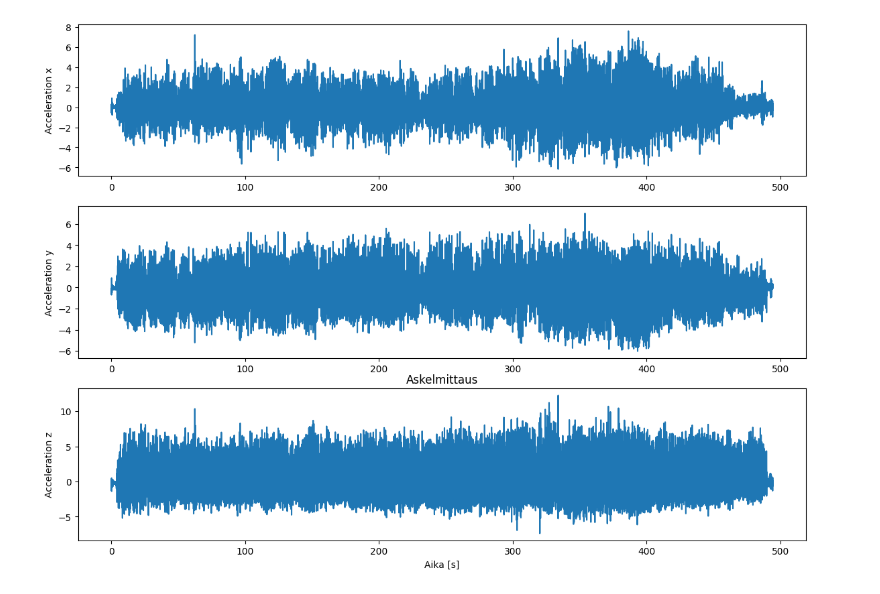
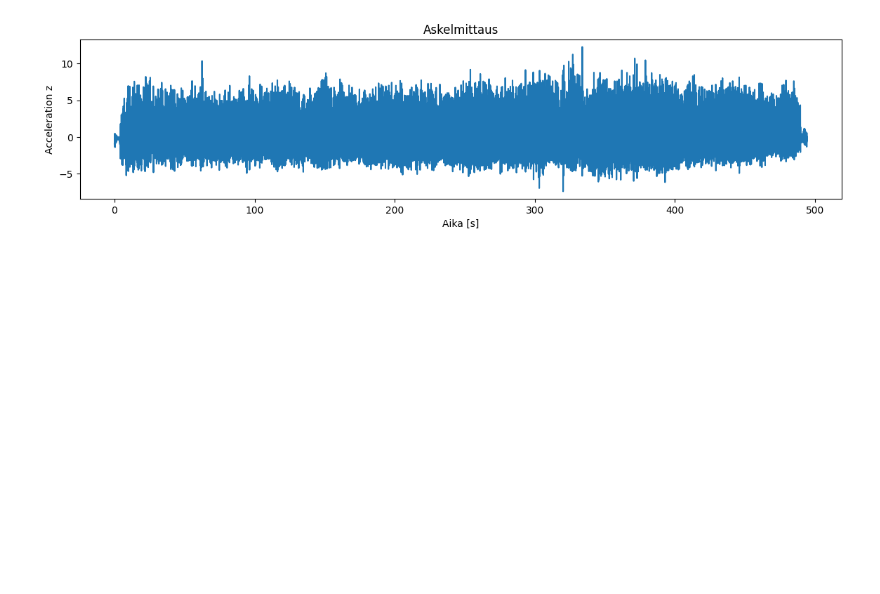
Before and after one commit to jasa89/fysiikanlopputy-, a Jupyter notebook: projekti.ipynb, the cells around one changed output. Drawn from its saved outputs; the diff is of its cells as text; code cells hidden in the pictures; blank space fills up the shorter version.

```diff
--- a/projekti.ipynb
+++ b/projekti.ipynb
@@ -1,29 +1,29 @@
 # %%
 
 import pandas as pd
 import matplotlib.pyplot as plt
 import numpy as np
 
 # Tarkastellaan lineaarisen kiihtyvyyden x, y, z komponenttien dataa ja valitaan kuvaajien perusteella sopiva komponentti kävelyliikkeen havainnointiin
 
 
 df = pd.read_csv('./My Experiment1/Linear Acceleration.csv')
 
 plt.figure(figsize=(14,10))
 plt.subplot(3,1,1)
-plt.plot(df['Time (s)'],df['Linear Acceleration x (m/s^2)'])
-plt.ylabel('Acceleration x')
-plt.subplot(3,1,2)
-plt.plot(df['Time (s)'],df['Linear Acceleration y (m/s^2)'])
-plt.ylabel('Acceleration y')
-plt.subplot(3,1,3)
+#plt.plot(df['Time (s)'],df['Linear Acceleration x (m/s^2)'])
+#plt.ylabel('Acceleration x')
+#plt.subplot(3,1,2)
+#plt.plot(df['Time (s)'],df['Linear Acceleration y (m/s^2)'])
+#plt.ylabel('Acceleration y')
+#plt.subplot(3,1,3)
 plt.plot(df['Time (s)'],df['Linear Acceleration z (m/s^2)'])
 plt.ylabel('Acceleration z')
 plt.title('Askelmittaus')
 plt.xlabel('Aika [s]')
 plt.show()
 # %% [output]
-[figure, old version]
+[figure, new version]
 # %%
 # Lasketaan askelten määrä suodatetusta datasta
 
```
Also changed, not shown: parts of 6 cells of this notebook, 5 other files.
